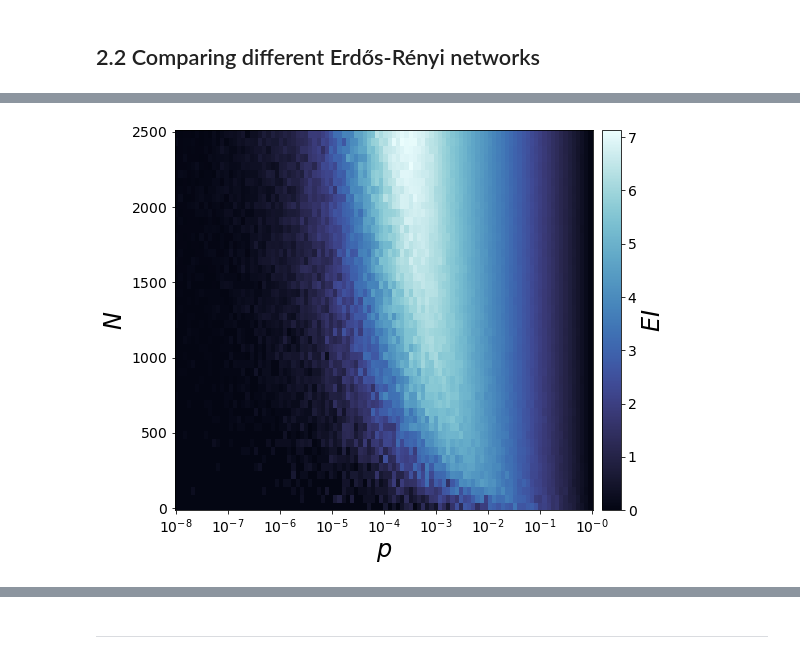
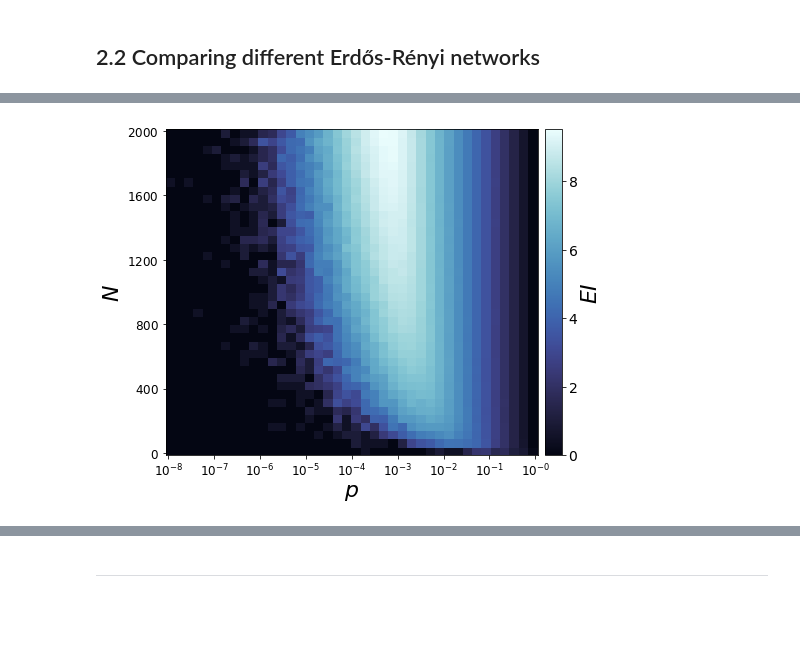
Before and after one commit to jkbren/einet, a Jupyter notebook: code/Chapter 02 - Network Size and Effective Information.ipynb, the cells around one changed output, grey strips where cells are left out. Cells and saved outputs as stored; diff of their text form; code cells hidden in the pictures; blank space fills up the shorter version.

```diff
--- a/code/Chapter 02 - Network Size and Effective Information.ipynb
+++ b/code/Chapter 02 - Network Size and Effective Information.ipynb
@@ -49 +43,10 @@ The picture that begins to emerge is that $EI$ is inextricably linked to the pat
+# %%
+Nmax = 2000
+Nmin = 10
+Nval = 16
+n_sim = 4
+
+ms = [2, 7]
+ps = [0.01, 0.04]
+network_sizes = np.linspace(Nmin, Nmax, Nval, dtype=int)
 # %%
@@ -122,7 +151 @@ import datetime as dt
-# %%
-N = 2500
-nsamps = 20
-n_sim = 80
-network_sizes = np.logspace(1, np.log10(N), nsamps, dtype=int)
-alphas = np.array([0.0, 0.5, 1.0, 1.2, 1.3, 1.4, 1.5, 2.0, 2.5])
 # %%
@@ -146,42 +204,41 @@ for N in network_sizes:
 # %%
 max_ei = max([max(p) for p in list(ei_dict.values())])-0.05
 min_ei = 0
-ei_range = np.linspace(min_ei, max_ei, len(ps))
+ei_range = np.linspace(min_ei, max_ei, len(p_values))
 # %%
 # import cmocean as cmo
 # col_map = cmo.cm.ice
 col_map = plt.cm.viridis
 save = True
-EIs = outmat.copy()
+EIs = np.array([ei_n for ei_n in ei_dict.values()])
 xtixlab = [r'$10^{-%i}$'%i for i in np.linspace(8, 0, 9, dtype=int)]
 xtix = np.linspace(0.25,EIs.shape[1]-0.25,9)
-ytixlab = [r"$%i$"%i for i in np.linspace(0, max_N, 6)]
+ytixlab = [r"$%i$"%i for i in np.linspace(0, Nmax, 6)]
 ytix = np.linspace(0.25,EIs.shape[0]-0.25,6)
 
-fig,ax0 = plt.subplots(1,1,figsize=(9,7))
+fig,ax0 = plt.subplots(1,1,figsize=(8,6))
 
 ax0.pcolor(EIs, cmap=col_map)
-ax0.set_ylabel(r"$N$", size=24)
-ax0.set_xlabel(r"$p$", size=24)
+ax0.set_ylabel(r"$N$", size=22)
+ax0.set_xlabel(r"$p$", size=22)
 ax0.set_yticks(ytix)
-ax0.set_yticklabels(ytixlab, fontsize=14)
+ax0.set_yticklabels(ytixlab, fontsize=12)
 ax0.set_xticks(xtix)
-ax0.set_xticklabels(xtixlab, fontsize=14)
-
+ax0.set_xticklabels(xtixlab, fontsize=12)
 
 m = plt.cm.ScalarMappable(cmap=col_map)
 m.set_array(ei_range)
 cbar = plt.colorbar(m, pad=0.017)
 cbar.ax.tick_params(labelsize=14)
-cbar.set_label("$EI$", size=24)
+cbar.set_label("$EI$", size=22)
 
 if save:
     plt.savefig(where_to_save_pngs+"EI_ER_NvsP.png", bbox_inches='tight', dpi=425)
     plt.savefig(where_to_save_pdfs+"EI_ER_NvsP.pdf", bbox_inches='tight')
 
 plt.show()
 # %% [output]
-[figure, old version]
+[figure, new version]
 # %%
 ei_dict_k = {"N":[],"k":[],"EI":[]}
 for ni,N in enumerate(network_sizes):
```
Also changed, not shown: parts of 15 cells of this notebook, 23 other files.
